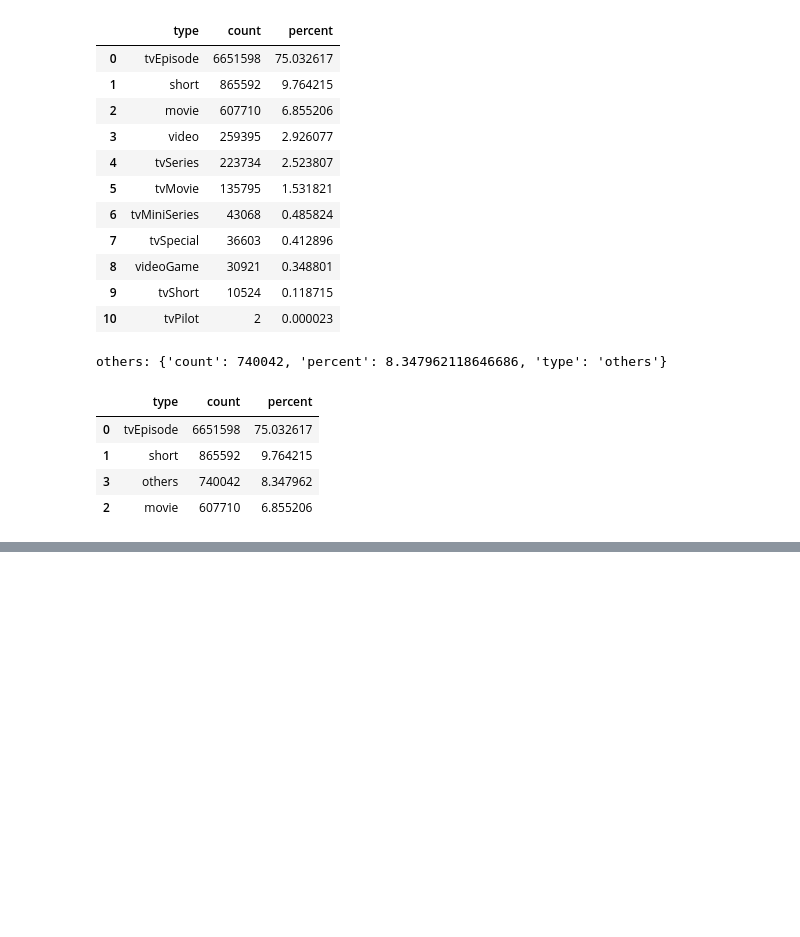
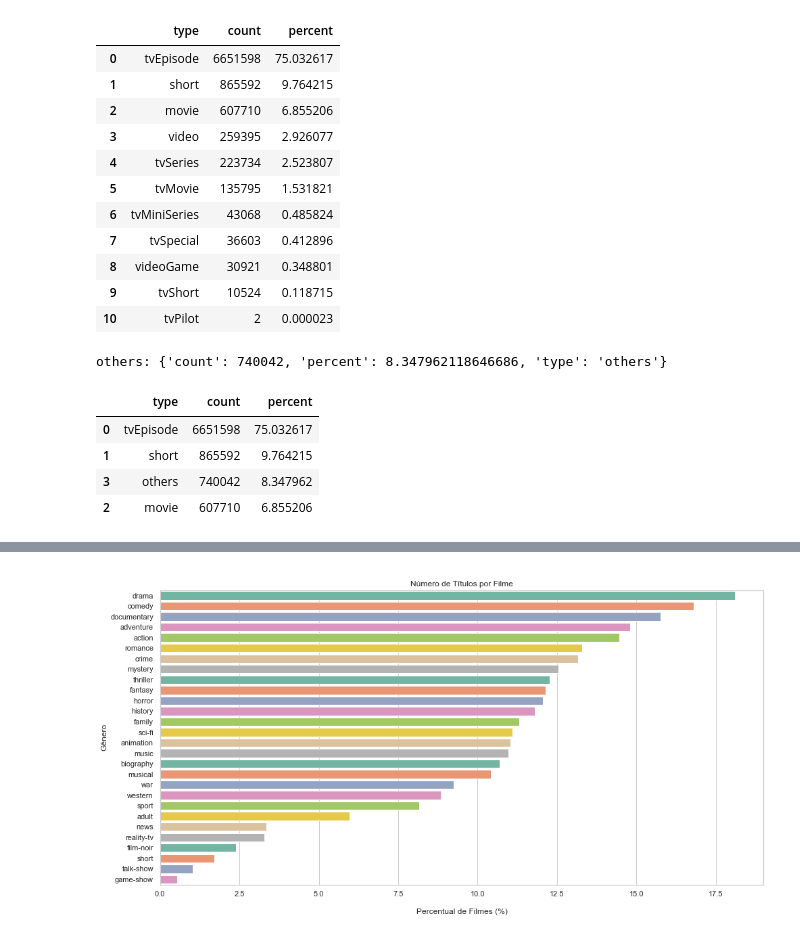
Before and after one commit to jrsilva051/MiniProjeto1-IMDB, a Jupyter notebook: miniProjeto1.ipynb, the cells around one changed output, grey strips where cells are left out. Drawn from its saved outputs; the diff is of its cells as text; code cells hidden in the pictures; blank space fills up the shorter version.

```diff
--- a/miniProjeto1.ipynb
+++ b/miniProjeto1.ipynb
@@ -179,0 +193,7 @@ display(result1)
+# %%
+result2['genres'] = result2['genres'].str.lower().values
+temp = result2['genres'].dropna()
+# %%
+pattern = '(?u)\\b[\\w-]+\\b'
+vector = CountVectorizer(token_pattern=pattern, analyzer='word').fit(temp)
+vector
@@ -179,0 +202,6 @@ display(result1)
+# %%
+bag_genres = vector.transform(temp)
+unique_genres = vector.get_feature_names()
+genres = pd.DataFrame(bag_genres.todense(), columns=unique_genres, index=temp.index)
+genres = genres.drop(columns='n', axis=0)
+genres.info()
@@ -179,0 +226,3 @@ display(result1)
+# %%
+genres_percent = 100 * pd.Series(genres.sum()).sort_values(ascending=False) / genres.shape[0]
+genres_percent.head(10)
@@ -179,0 +241,9 @@ display(result1)
+# %%
+plt.figure(figsize=(16,8))
+sns.barplot(x=genres_percent, y=genres_percent.index, orient='h', palette='Set2')
+plt.ylabel('Gênero')
+plt.xlabel('\nPercentual de Filmes (%)')
+plt.title('\nNúmero de Títulos por Filme')
+plt.show()
+# %% [output]
+[figure, added]
```
Also changed, not shown: parts of 12 cells of this notebook.
